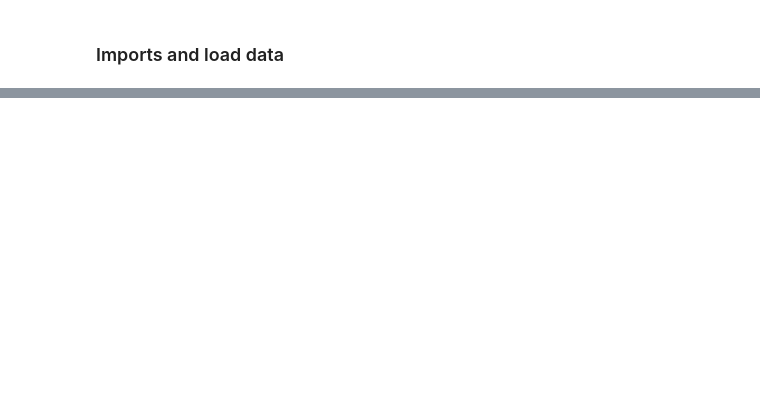
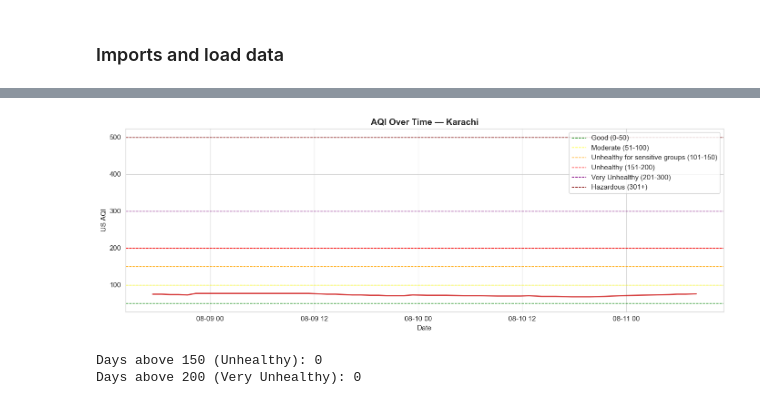
Before and after one commit to murtaza-23/AQI-Predictor, a Jupyter notebook: notebooks/EDA.ipynb, the cells around one changed output, grey strips where cells are left out. Cells and saved outputs as stored; diff of their text form; code cells hidden in the pictures; blank space fills up the shorter version.

Commit message:
EDA notebook (AQI trend analysis, hourly patterns, correlation heatmap, feature justification)

```diff
--- a/notebooks/EDA.ipynb
+++ b/notebooks/EDA.ipynb
@@ -73 +96,26 @@ max                0 days 02:40:17
 Name: timestamp, dtype: object
+# %%
+fig, ax = plt.subplots(figsize=(14, 5))
+
+ax.plot(df["timestamp"], df["aqi"], color="#cd1313", linewidth=2, alpha=0.8)
+
+ax.axhline(50,  color="green", linestyle="--", linewidth=1, label="Good (0-50)")
+ax.axhline(100, color="yellow", linestyle="--", linewidth=1, label="Moderate (51-100)")
+ax.axhline(150, color="orange", linestyle="--", linewidth=1, label="Unhealthy for sensitive groups (101-150)")
+ax.axhline(200, color="red", linestyle="--", linewidth=1, label="Unhealthy (151-200)")
+ax.axhline(300, color="purple", linestyle="--", linewidth=1, label="Very Unhealthy (201-300)")
+ax.axhline(500, color="maroon", linestyle="--", linewidth=1, label="Hazardous (301+)")
+
+ax.set_title("AQI Over Time — Karachi", fontsize=14, fontweight="bold")
+ax.set_xlabel("Date")
+ax.set_ylabel("US AQI")
+ax.legend(loc="upper right")
+plt.tight_layout()
+plt.savefig("../notebooks/plots/aqi_over_time.png", dpi=150)
+plt.show()
+print(f"Days above 150 (Unhealthy): {(df['aqi'] > 150).sum()}")
+print(f"Days above 200 (Very Unhealthy): {(df['aqi'] > 200).sum()}")
+# %% [output]
+[figure, added]
+Days above 150 (Unhealthy): 0
+Days above 200 (Very Unhealthy): 0
```
Also changed, not shown: parts of 9 cells of this notebook, 7 other files.
